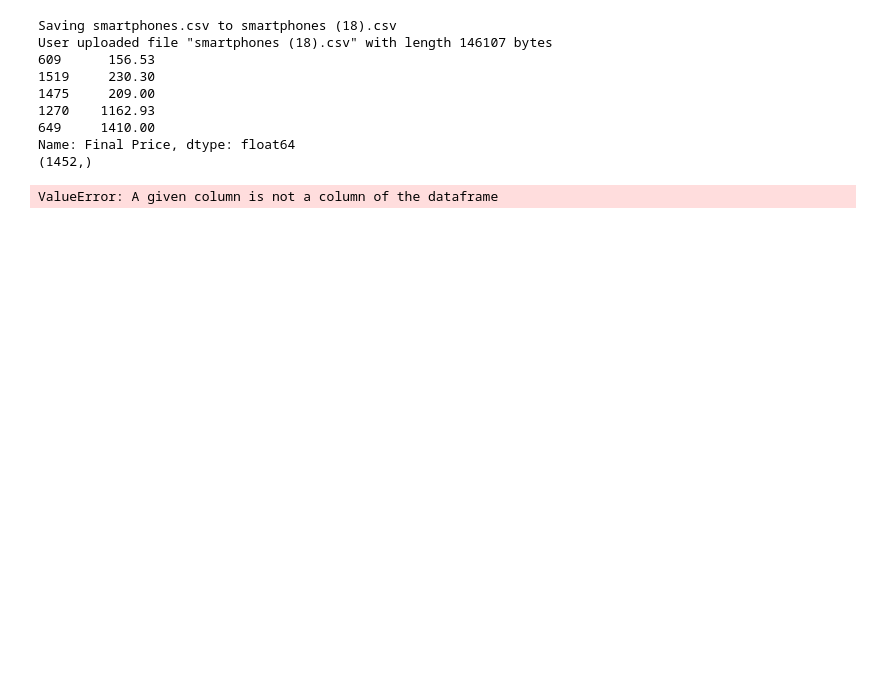
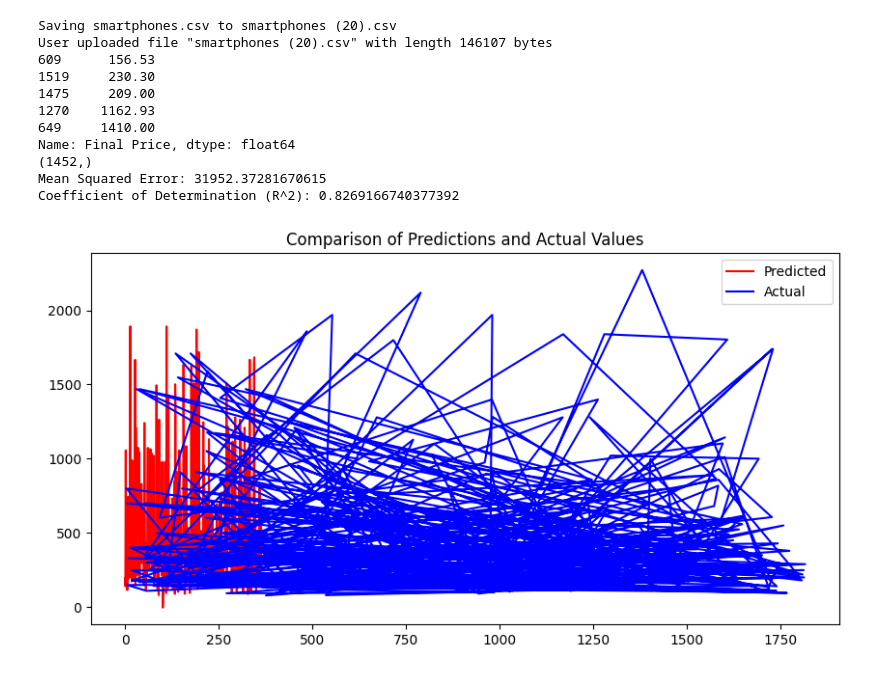
Before and after one commit to kodeu/smartphones_prices, a Jupyter notebook: sp_prices.ipynb, the cells around one changed output. Saved outputs shown, nothing was run; the diff lists cells and outputs as text; code cells hidden in the pictures; blank space fills up the shorter version.

Commit message:
Fixing label error and completed training + testing

```diff
--- a/sp_prices.ipynb
+++ b/sp_prices.ipynb
@@ -12,6 +12,7 @@ from sklearn.metrics import mean_squared_error, r2_score
 from sklearn.impute import SimpleImputer
 from google.colab import files
 import io
+import matplotlib.pyplot as plt
 
 uploaded = files.upload()
 for filename in uploaded.keys():
@@ -20,9 +21,12 @@ for filename in uploaded.keys():
 filename = list(uploaded.keys())[0]
 data = pd.read_csv(io.BytesIO(uploaded[filename]))
 
+X = data.drop('Final Price', axis=1)
+y = data['Final Price']
+
 # Identify numerical and categorical columns
-numerical_cols = data.select_dtypes(include=['int64', 'float64']).columns
-categorical_cols = data.select_dtypes(include=['object', 'category']).columns
+numerical_cols = X.select_dtypes(include=['int64', 'float64']).columns
+categorical_cols = X.select_dtypes(include=['object', 'category']).columns
 
 # Create transformers for numerical and categorical data
 numerical_transformer = SimpleImputer(strategy='mean')
@@ -34,36 +38,35 @@ categorical_transformer = Pipeline(steps=[
 
 # Combine transformers into a preprocessor
 preprocessor = ColumnTransformer(
     transformers=[
         ('num', numerical_transformer, numerical_cols),
         ('cat', categorical_transformer, categorical_cols)
     ])
 
 model = Pipeline(steps=[
     ('preprocessor', preprocessor),
     ('regressor', LinearRegression())
 ])
 
-X = data.drop('Final Price', axis=1)
-y = data['Final Price']
-
 X_train, X_test, y_train, y_test = train_test_split(X, y, test_size=0.2, random_state=0)
 print(y_train.head())
 print(y_train.shape)
 model.fit(X_train, y_train)
 
 y_pred = model.predict(X_test)
 print("Mean Squared Error:", mean_squared_error(y_test, y_pred))
 print("Coefficient of Determination (R^2):", r2_score(y_test, y_pred))
 # %% [output]
 [interactive output not drawn]
-Saving smartphones.csv to smartphones (18).csv
-User uploaded file "smartphones (18).csv" with length 146107 bytes
+Saving smartphones.csv to smartphones (20).csv
+User uploaded file "smartphones (20).csv" with length 146107 bytes
 609      156.53
 1519     230.30
 1475     209.00
 1270    1162.93
 649     1410.00
 Name: Final Price, dtype: float64
 (1452,)
+Mean Squared Error: 31952.37281670615
+Coefficient of Determination (R^2): 0.8269166740377392
-ValueError: A given column is not a column of the dataframe
+[figure, added]
```
